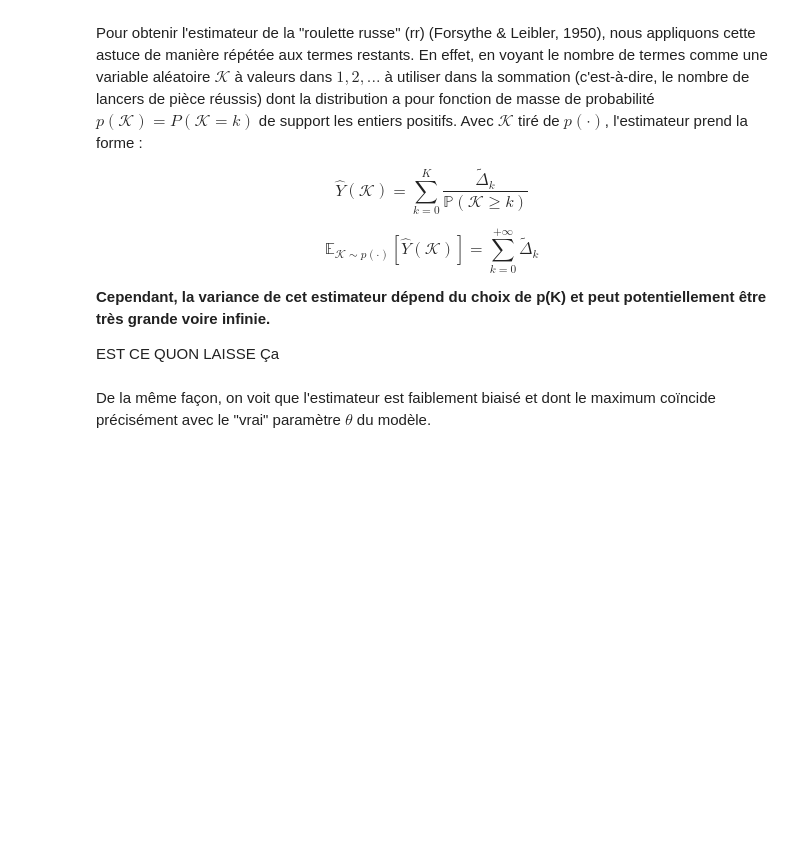
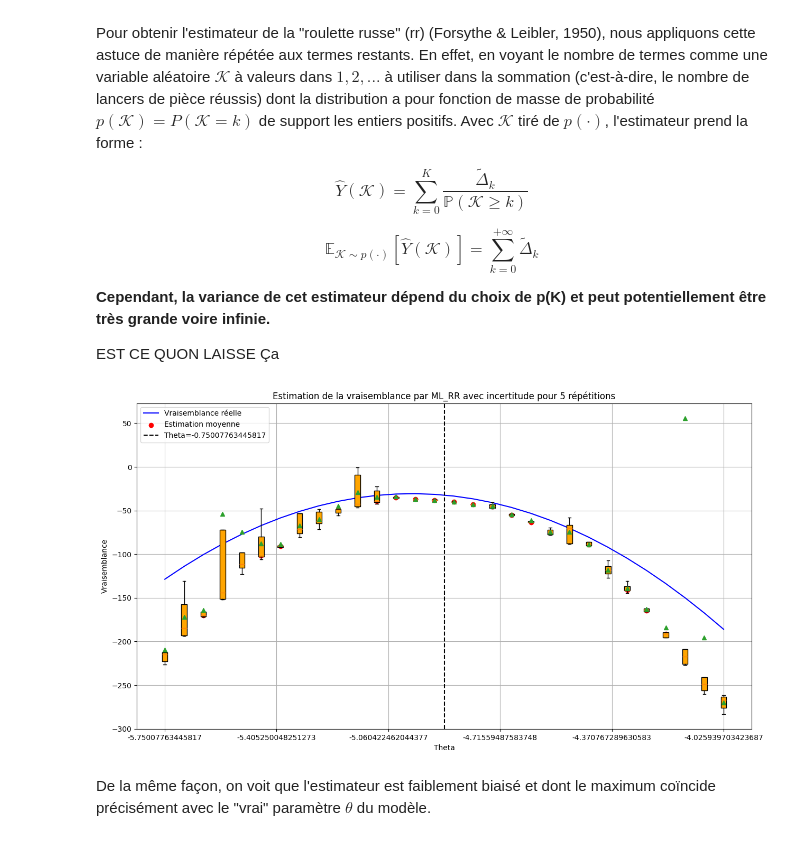
Before and after one commit to NailKhelifa/MLMC_Unibaised_Gradient_Estimation_for_Deep_LVM, a Jupyter notebook: Test_code.ipynb, the cells around one changed output. Drawn from its saved outputs; the diff is of its cells as text; code cells hidden in the pictures; blank space fills up the shorter version.

```diff
--- a/Test_code.ipynb
+++ b/Test_code.ipynb
@@ -260,8 +264,10 @@ EST CE QUON LAISSE Ça
 # %%
 n_simulations = 15
 r = 0.6
 
-Code.plot_likelihood(r, x, noised_A, noised_b, theta_true, n_simulations, "ML_RR")
+Code.plot_errors_likelihood(r, theta_true, x, noised_A, noised_b, n_simulations, 5, 'ML_RR')
+# %% [output]
+[figure, added]
 # %% [markdown]
 De la même façon, on voit que l'estimateur est faiblement biaisé et dont le maximum coïncide précisément avec le "vrai" paramètre $\theta$ du modèle.
 # %%
```
Also changed, not shown: parts of 10 cells of this notebook, 1 other file.
